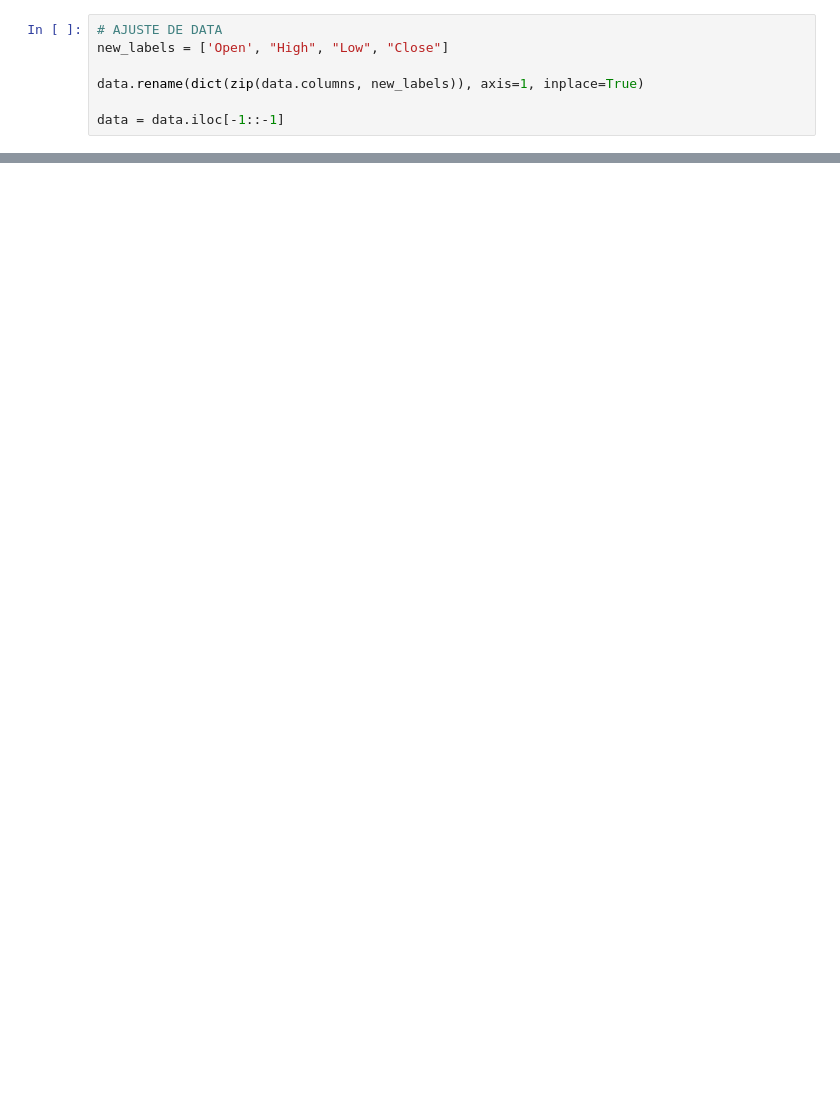
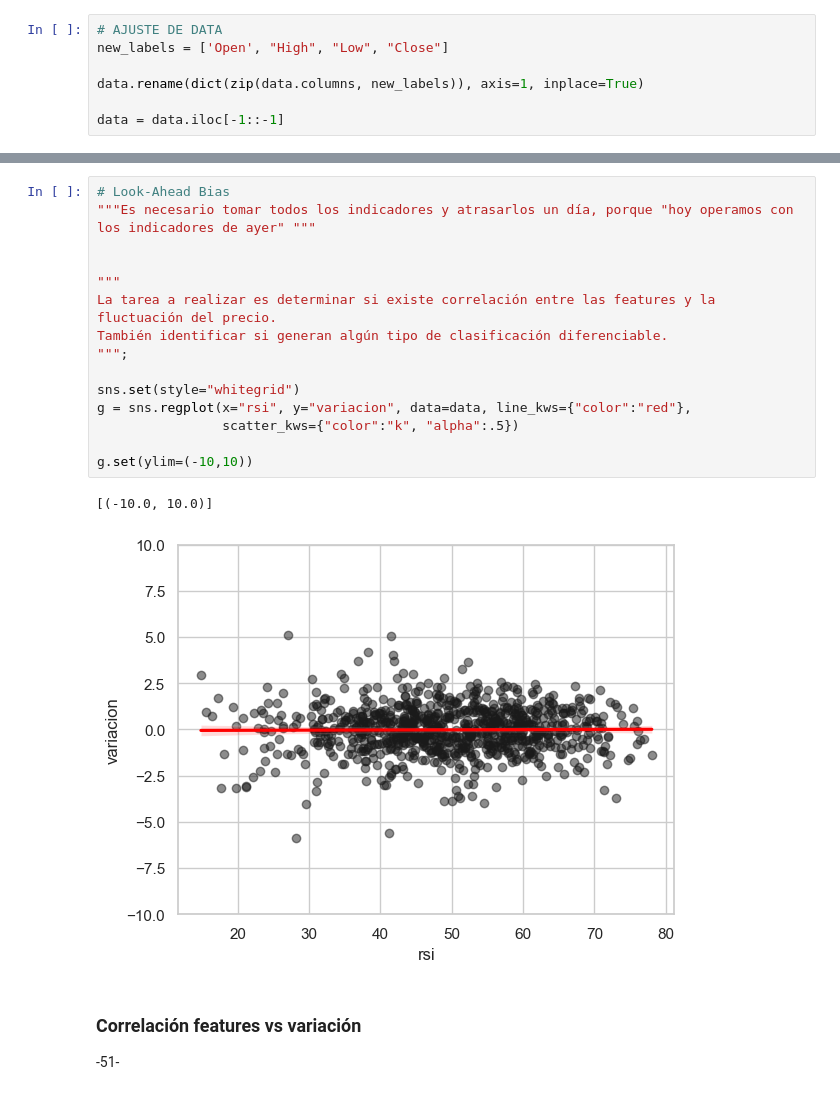
Before and after one commit to jackonedev/ZPRO_backtesting, a Jupyter notebook: quantitative_backtest.ipynb, the cells around one changed output, grey strips where cells are left out. Drawn from its saved outputs; the diff is of its cells as text; blank space fills up the shorter version.

```diff
--- a/quantitative_backtest.ipynb
+++ b/quantitative_backtest.ipynb
@@ -93,0 +146,22 @@ data
+# %%
+# Look-Ahead Bias
+"""Es necesario tomar todos los indicadores y atrasarlos un día, porque "hoy operamos con los indicadores de ayer" """
+
+
+"""
+La tarea a realizar es determinar si existe correlación entre las features y la fluctuación del precio.
+También identificar si generan algún tipo de clasificación diferenciable.
+""";
+
+sns.set(style="whitegrid")
+g = sns.regplot(x="rsi", y="variacion", data=data, line_kws={"color":"red"},
+                scatter_kws={"color":"k", "alpha":.5})
+
+g.set(ylim=(-10,10))
+# %% [output]
+[(-10.0, 10.0)]
+[figure, added]
+# %% [markdown]
+### Correlación features vs variación
+
+-51-
```
Also changed, not shown: parts of 12 cells of this notebook, 1 other file.
